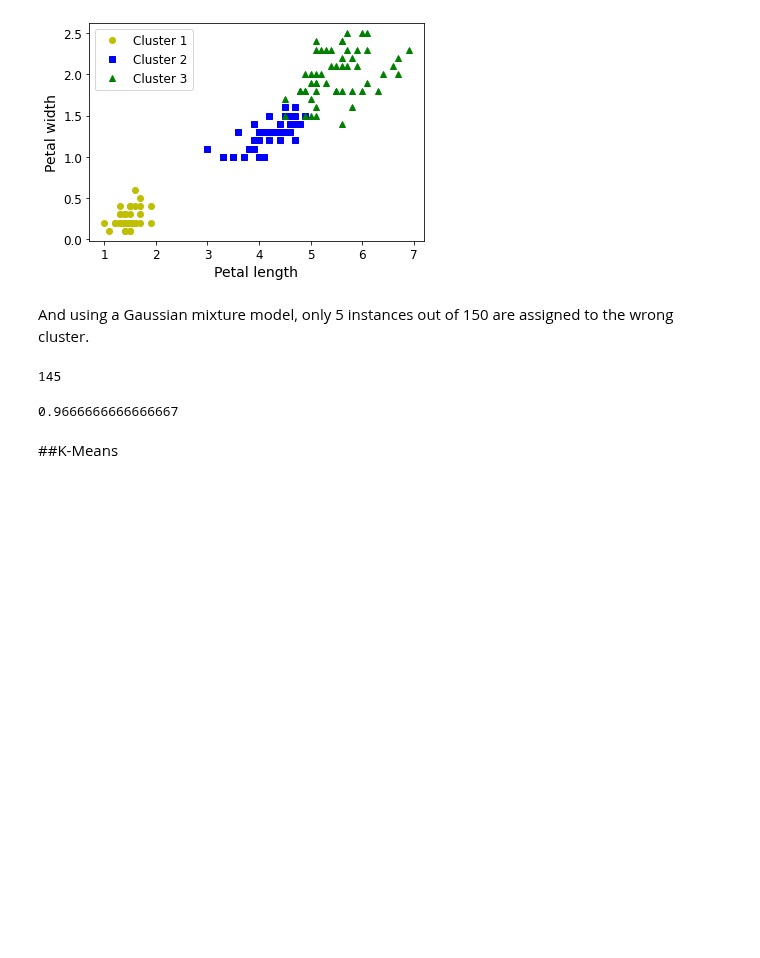
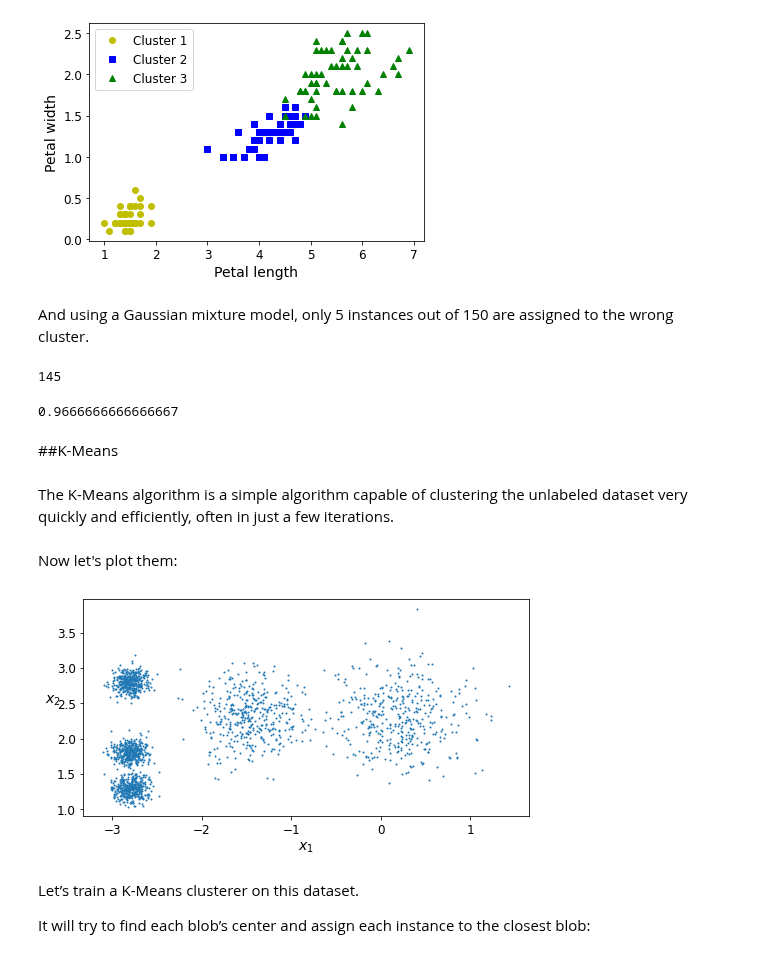
Before and after one commit to rahiakela/machine-learning-research-and-practice, a Jupyter notebook: hands-on-machine-learning-with-scikit-learn-keras-and-tensorflow/9-unsupervised-learning-techniques/01_clustering_fundamental.ipynb, the cells around one changed output. Saved outputs shown, nothing was run; the diff lists cells and outputs as text; code cells hidden in the pictures; blank space fills up the shorter version.

```diff
--- a/hands-on-machine-learning-with-scikit-learn-keras-and-tensorflow/9-unsupervised-learning-techniques/01_clustering_fundamental.ipynb
+++ b/hands-on-machine-learning-with-scikit-learn-keras-and-tensorflow/9-unsupervised-learning-techniques/01_clustering_fundamental.ipynb
@@ -85,3 +85,8 @@ y = data.target
 data.target_names
 # %% [output]
 array(['setosa', 'versicolor', 'virginica'], dtype='<U10')
+# %%
+def plot_clusters(X, y=None):
+    plt.scatter(X[:, 0], X[:, 1], c=y, s=1)
+    plt.xlabel("$x_1$", fontsize=14)
+    plt.ylabel("$x_2$", fontsize=14, rotation=0)
@@ -152,3 +196,31 @@ np.sum(y_pred==y) / len(y_pred)
 0.9666666666666667
 # %% [markdown]
 ##K-Means
+# %% [markdown]
+The K-Means algorithm is a simple algorithm capable of clustering
+the unlabeled dataset very quickly and efficiently, often in just a few iterations.
+# %%
+blob_centers = np.array([
+    [ 0.2,  2.3],
+    [-1.5 ,  2.3],
+    [-2.8,  1.8],
+    [-2.8,  2.8],
+    [-2.8,  1.3]
+])
+
+blob_std = np.array([0.4, 0.3, 0.1, 0.1, 0.1])
+# %%
+X, y = make_blobs(n_samples=2000, centers=blob_centers, cluster_std=blob_std, random_state=42)
+# %% [markdown]
+Now let's plot them:
+# %%
+plt.figure(figsize=(8, 4))
+plot_clusters(X)
+
+plt.show()
+# %% [output]
+[figure, added]
+# %% [markdown]
+Let’s train a K-Means clusterer on this dataset.
+
+It will try to find each blob’s center and assign each instance to the closest blob:
```
Also changed, not shown: parts of 23 cells of this notebook.
